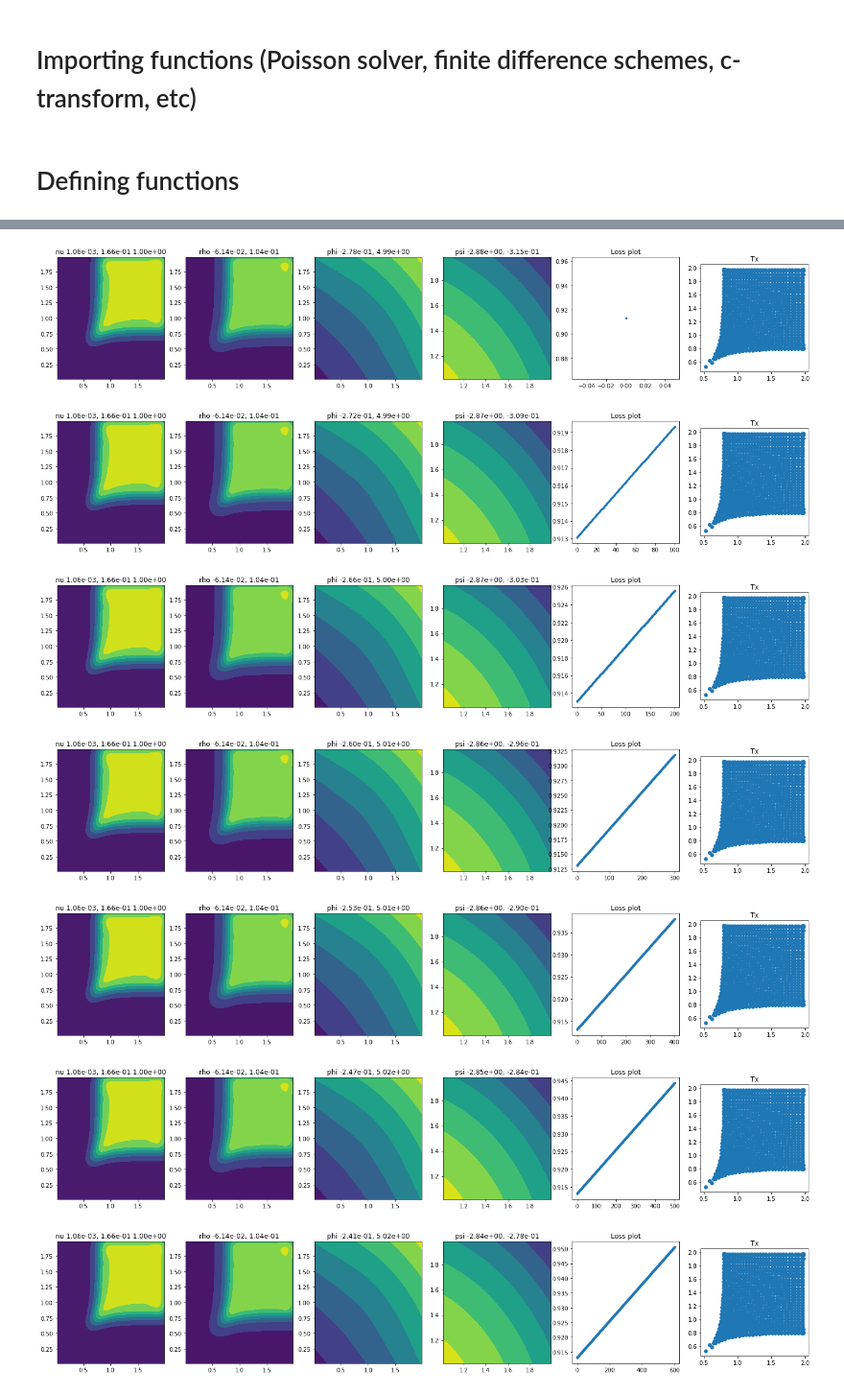
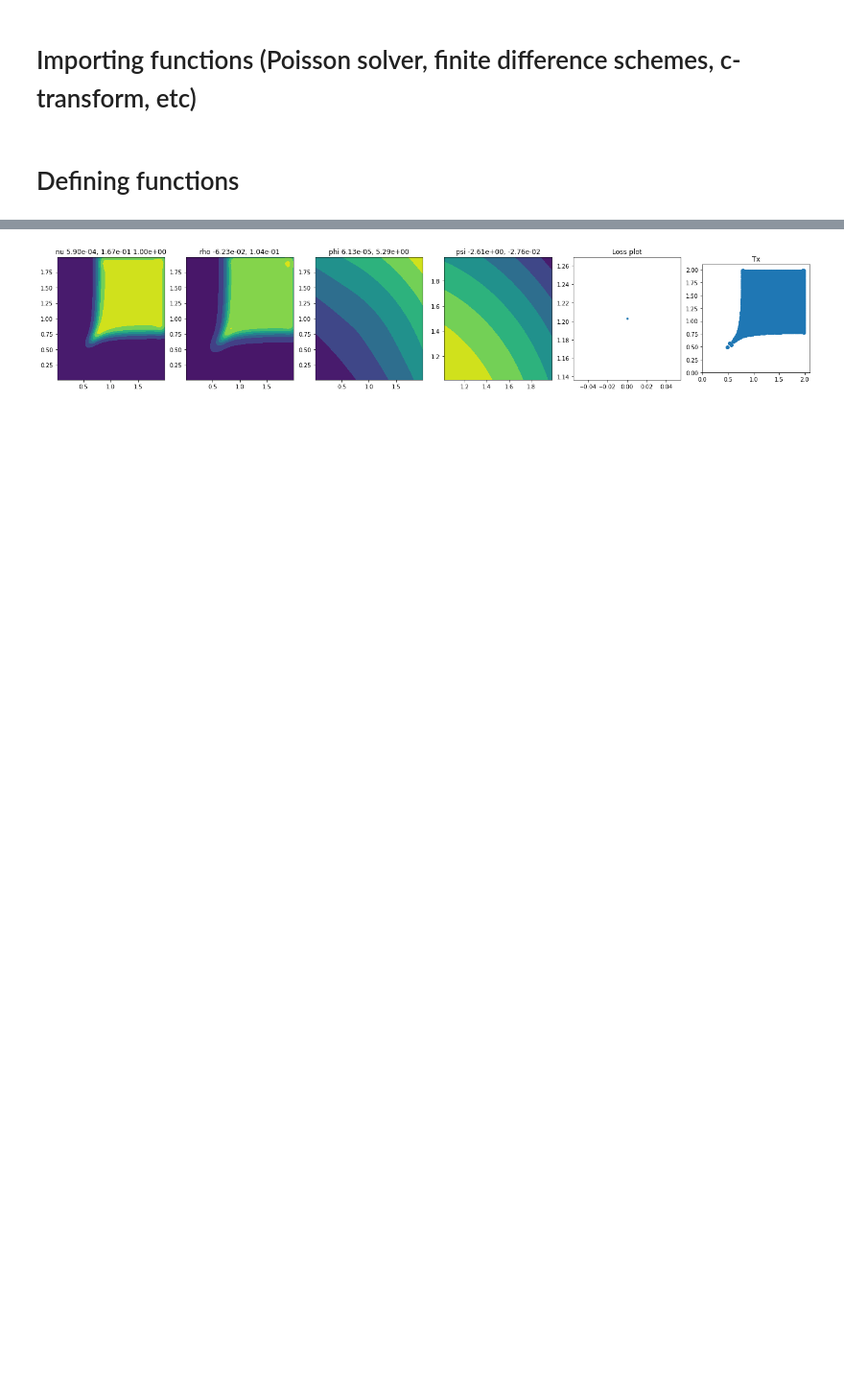
Before and after one commit to wonjunee/screening, a Jupyter notebook: python/screening_entropic.ipynb, the cells around one changed output, grey strips where cells are left out. Shown at 96% size. Saved outputs shown, nothing was run; the diff lists cells and outputs as text; code cells hidden in the pictures; blank space fills up the shorter version.

```diff
--- a/python/screening_entropic.ipynb
+++ b/python/screening_entropic.ipynb
@@ -195,11 +196,11 @@ from IPython import display
 
 # parameters
 # grid size n x n
-n = 30
-m = 60
+n = 40
+m = 80
 
 # step size for the gradient ascent
-L = 1000
+L = 5000
 
 # epsilon for pushforward
 epsilon = 1e-2
@@ -290,12 +291,14 @@ size of cost:  (900, 3600)
 # hdisplay = display.display("", display_id=True)
 
 J_list = []
+L = 1000
 
 for it in range(max_iteration):
+  phi_np -= phi_np[0,0]
   c_transform(psi, phi, cost)
-  # c_transform_cpp(psi_np, phi_np, cost_np)
-  c_transform_epsilon_cpp(psi_eps_np, psi_np, phi_np, cost_np, epsilon, dx, dy, yMax)
-  compute_nu_and_rho_cpp(nu_np, rho_np, psi_eps_np, phi_np,  cost_np, b_np, epsilon, dx, dy, yMax)
+  c_transform_epsilon_cpp(psi_eps_np, psi_np, phi_np, cost_np, 5e-3, dx, dy, yMax)
+
+  compute_nu_and_rho_cpp(nu_np, rho_np, psi_eps_np, phi_np,  cost_np, b_np, 5e-3, dx, dy, yMax)
 
   # gradient ascent
   # phi_np += 1.0/L * (np.log(1+nu_np) - np.log(1+rho_np))
@@ -303,40 +306,37 @@ for it in range(max_iteration):
   # approx_push_cpp(nu_np, psi_np, phi_np, cost_np, epsilon, dx, dy, yMax)
   phi_np += 1.0/L * (nu_np - rho_np)
 
 
   J_val = ((phi_np - b_np) * nu_np).sum() * dy*dy
   J_list.append(J_val)
 
+
   # fdfd
-  compute_dx(Tx, psi_np, dx)
-  compute_dy(Ty, psi_np, dx)
+  compute_dx(Tx, psi, dx)
+  compute_dy(Ty, psi, dx)
 
   Tx = -Tx; Ty = -Ty
 
   if it % 100 == 0:
     fig,ax = plt.subplots(1,6,figsize=(24,4))
     ax[0].contourf(Yx,Yy,nu_np)
     ax[0].set_title(f"nu {np.min(nu_np):0.2e}, {np.max(nu_np):0.2e} {np.sum(nu_np)*dy**2:0.2e}")
     ax[1].contourf(Yx,Yy,rho_np)
     ax[1].set_title(f"rho {np.min(rho_np):0.2e}, {np.max(rho_np):0.2e}")
     ax[2].contourf(Yx,Yy,phi_np)
     ax[2].set_title(f"phi {np.min(phi_np):0.2e}, {np.max(phi_np):0.2e}")
     ax[3].contourf(Xx,Xy,psi_eps_np)
     ax[3].set_title(f"psi {np.min(psi_np):0.2e}, {np.max(psi_np):0.2e}")
     ax[4].plot(J_list, '.-')
     ax[4].set_title(f"Loss plot")
-    ax[5].scatter(Tx,Ty)
+    ax[5].scatter(Tx,Ty,'.')
     ax[5].set_aspect('equal')
+    ax[5].set_xlim([0,2.1])
+    ax[5].set_ylim([0,2.1])
     ax[5].set_title(f"Tx")
     # plt.suptitle(f"it={it}")
     # plt.savefig(f"images/{it//10:03d}.png")
     plt.show()
     # hdisplay.update(fig)
 # %% [output]
-[figure, old version]
+[figure, new version]
-[figure, removed]
-[figure, removed]
-[figure, removed]
-[figure, removed]
-[figure, removed]
-[figure, removed]
```
Also changed, not shown: parts of 3 cells of this notebook, 2 other files.
